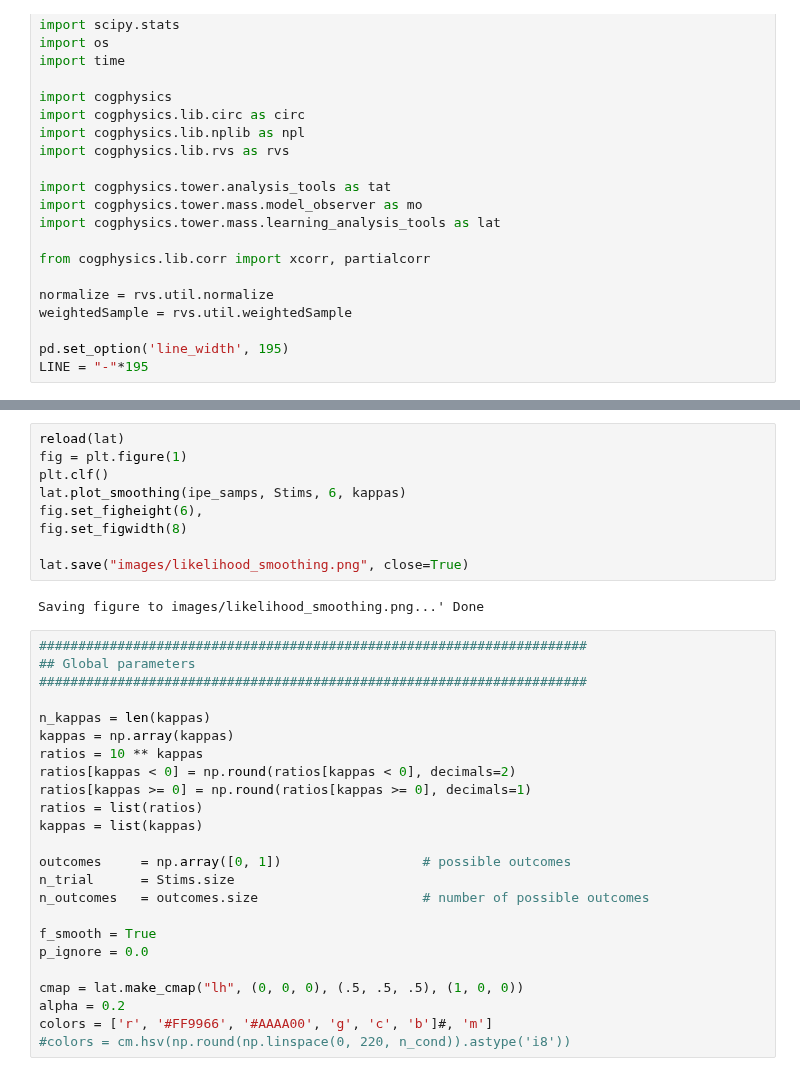
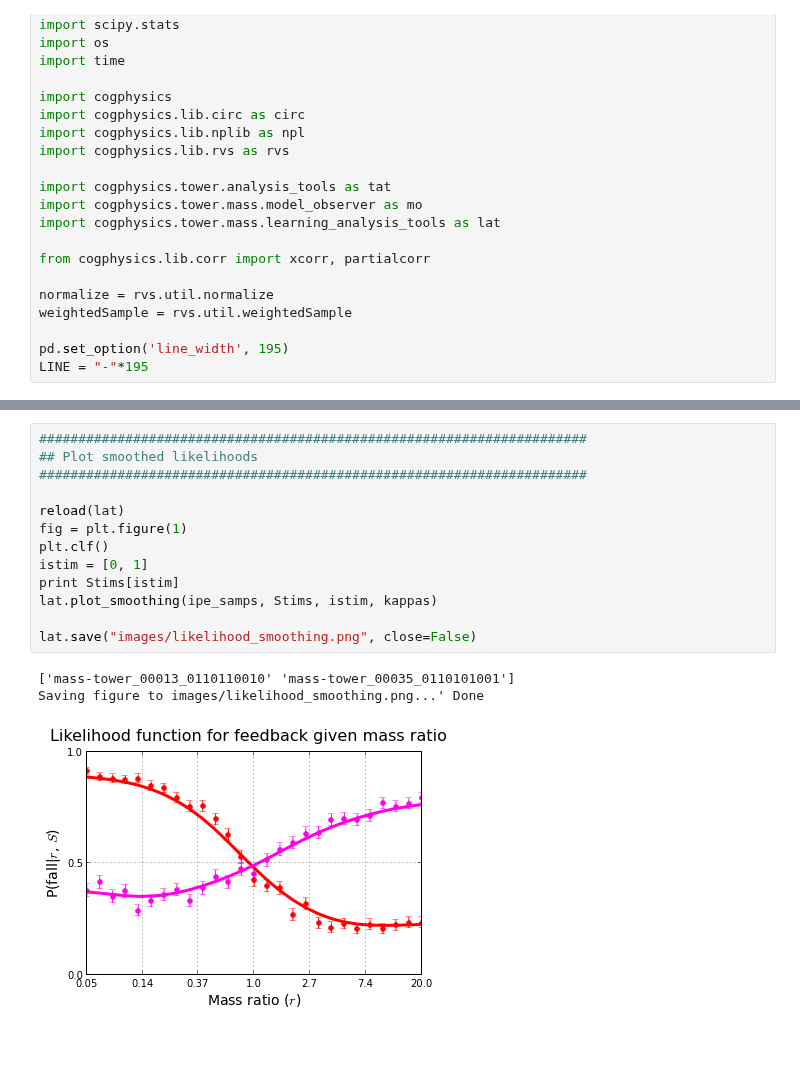
Before and after one commit to berkeley-cocosci/mass-inference, a Jupyter notebook: analysis/learning-analysis.ipynb, the cells around one changed output, grey strips where cells are left out. Saved outputs shown, nothing was run; the diff lists cells and outputs as text; blank space fills up the shorter version.

```diff
--- a/analysis/learning-analysis.ipynb
+++ b/analysis/learning-analysis.ipynb
@@ -64,35 +375,17 @@ nofeedback = np.empty(feedback.shape[1])*np.nan
 # %%
+######################################################################
+## Plot smoothed likelihoods
+######################################################################
+
 reload(lat)
 fig = plt.figure(1)
 plt.clf()
-lat.plot_smoothing(ipe_samps, Stims, 6, kappas)
-fig.set_figheight(6),
-fig.set_figwidth(8)
+istim = [0, 1]
+print Stims[istim]
+lat.plot_smoothing(ipe_samps, Stims, istim, kappas)
 
-lat.save("images/likelihood_smoothing.png", close=True)
+lat.save("images/likelihood_smoothing.png", close=False)
 # %% [output]
+['mass-tower_00013_0110110010' 'mass-tower_00035_0110101001']
 Saving figure to images/likelihood_smoothing.png...' Done
+[figure, added]
-# %%
-######################################################################
-## Global parameters
-######################################################################
-
-n_kappas = len(kappas)
-kappas = np.array(kappas)
-ratios = 10 ** kappas
-ratios[kappas < 0] = np.round(ratios[kappas < 0], decimals=2)
-ratios[kappas >= 0] = np.round(ratios[kappas >= 0], decimals=1)
-ratios = list(ratios)
-kappas = list(kappas)
-
-outcomes     = np.array([0, 1])                  # possible outcomes
-n_trial      = Stims.size
-n_outcomes   = outcomes.size                     # number of possible outcomes
-
-f_smooth = True
-p_ignore = 0.0
-
-cmap = lat.make_cmap("lh", (0, 0, 0), (.5, .5, .5), (1, 0, 0))
-alpha = 0.2
-colors = ['r', '#FF9966', '#AAAA00', 'g', 'c', 'b']#, 'm']
-#colors = cm.hsv(np.round(np.linspace(0, 220, n_cond)).astype('i8'))
```
Also changed, not shown: parts of 27 cells of this notebook, 4 other files.
